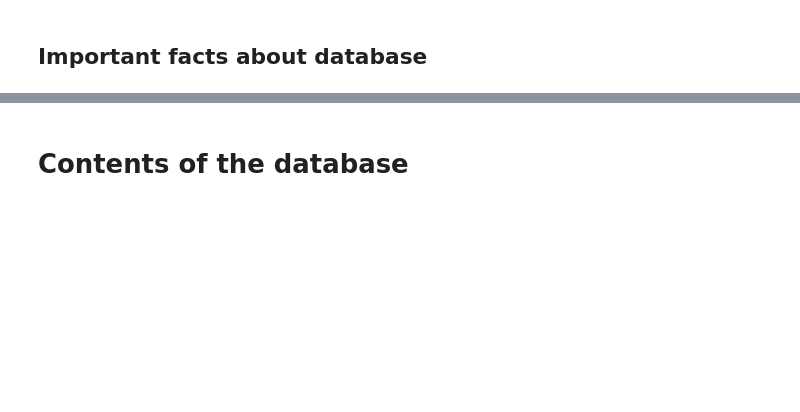
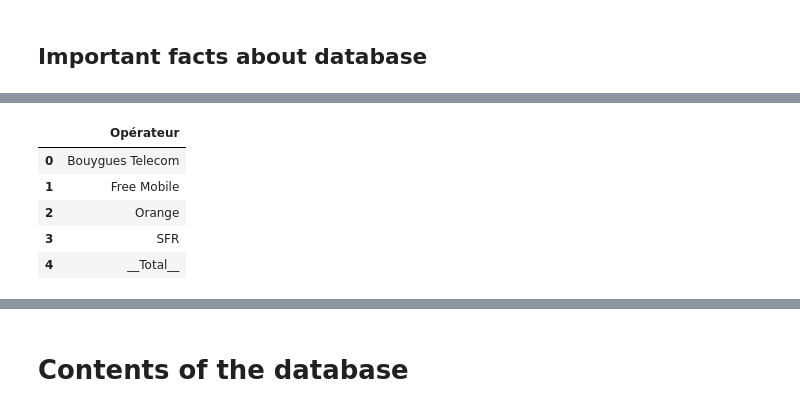
Before and after one commit to pmehaud/internship_cvut_2024, a Jupyter notebook: data_analysis/data_analysis.ipynb, the cells around one changed output, grey strips where cells are left out. Saved outputs shown, nothing was run; the diff lists cells and outputs as text; code cells hidden in the pictures; blank space fills up the shorter version.

```diff
--- a/data_analysis/data_analysis.ipynb
+++ b/data_analysis/data_analysis.ipynb
@@ -96,0 +126,19 @@ print(nb_sit_5g)
+# %%
+total_bold = "__Total__"
+# %%
+df_proAndTechno = pd.DataFrame({
+    "Opérateur" : [pro for pro in providers]
+})
+# %%
+# for pro in providers:
+#     df_proAndTechno = pd.concat([df_proAndTechno,pd.DataFrame({'Opérateur' : pro})])
+df_proAndTechno = pd.concat([df_proAndTechno,pd.DataFrame({'Opérateur' : total_bold},index=[4])])
+# %%
+df_proAndTechno
+# %% [output]
+|  | Opérateur |
+| 0 | Bouygues Telecom |
+| 1 | Free Mobile |
+| 2 | Orange |
+| 3 | SFR |
+| 4 | __Total__ |
```
Also changed, not shown: parts of 19 cells of this notebook, 1 other file.
